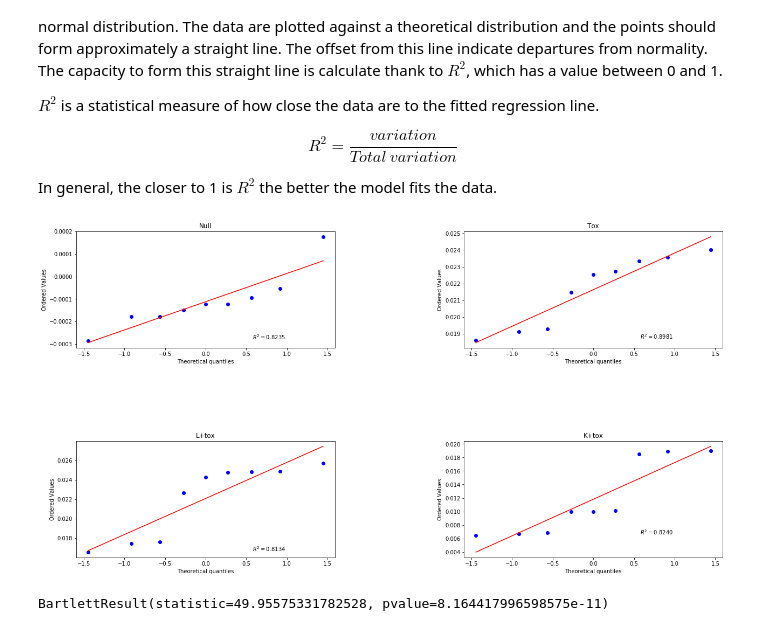
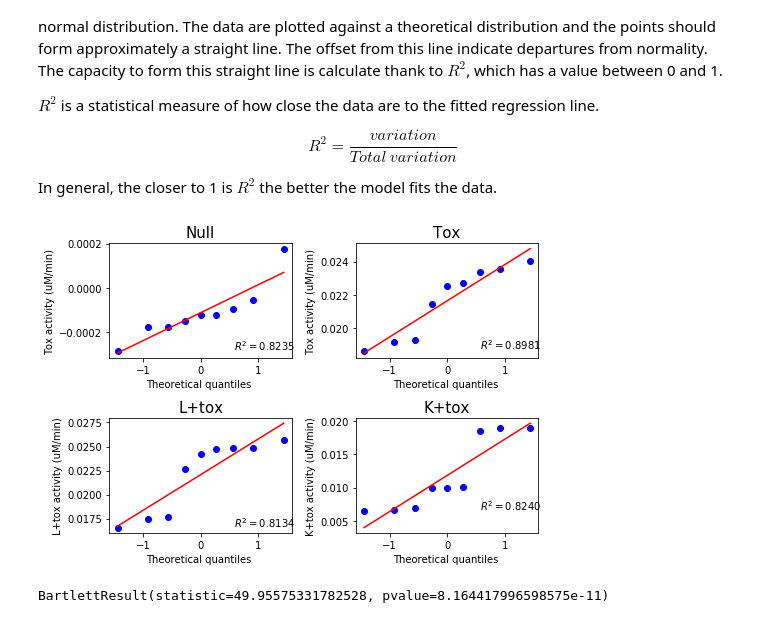
Before and after one commit to teokem/project-work-2018-CamilleAny, a Jupyter notebook: ANOVA_TOXCAT.ipynb, the cells around one changed output. Saved outputs shown, nothing was run; the diff lists cells and outputs as text; code cells hidden in the pictures.

```diff
--- a/ANOVA_TOXCAT.ipynb
+++ b/ANOVA_TOXCAT.ipynb
@@ -291,36 +312,44 @@ In general, the closer to 1 is $R^2$ the better the model fits the data.
 # %%
 ##Probability for each sample data set
 
 fig = matplotlib.pyplot.gcf()
-fig.set_size_inches(18.5, 10.5)
+fig.set_size_inches(7.2, 5) #set a width of 183 mm
 
 #Sample Null
 ax1 = plt.subplot(221)
 res = stats.probplot(Null, plot=plt, rvalue=True)
-ax1.set_title("Null")
+ax1.set_title("Null", fontsize=15)
+ax1.set_xlabel('Theoretical quantiles ', fontsize=10)
+ax1.set_ylabel('Tox activity (uM/min)', fontsize=10)
 
 #Sample Tox
 ax2 = plt.subplot(222)
 res = stats.probplot(Tox, plot=plt, fit=True, rvalue=True)
-ax2.set_title("Tox")
+ax2.set_title("Tox", fontsize=15)
+ax2.set_xlabel('Theoretical quantiles ', fontsize=10)
+ax2.set_ylabel('Tox activity (uM/min)', fontsize=10)
 
 #Sample L+tox
 ax3 = plt.subplot(223)
 res = stats.probplot(L_tox, plot=plt, fit=True, rvalue=True)
-ax3.set_title("L+tox")
+ax3.set_title("L+tox", fontsize=15)
+ax3.set_xlabel('Theoretical quantiles ', fontsize=10)
+ax3.set_ylabel('L+tox activity (uM/min)', fontsize=10)
 
 #Sample K+tox
 ax4 = plt.subplot(224)
 res = stats.probplot(K_tox, plot=plt, fit=True, rvalue=True)
-ax4.set_title("K+tox")
-
+ax4.set_title("K+tox", fontsize=15)
+ax4.set_xlabel('Theoretical quantiles ', fontsize=10)
+ax4.set_ylabel('K+tox activity (uM/min)', fontsize=10)
 
 fig.subplots_adjust(wspace=0.5, hspace=0.8, left=0., right=0.9, top=0.9, bottom=0.1)
 
+plt.tight_layout()
 plt.savefig('result/probability_plot',dpi=300)
 plt.show()
 # %% [output]
-[figure, old version]
+[figure, new version]
 # %%
 ## Bartlett's test
 print(stats.bartlett(Null, Tox, L_tox, K_tox))
```
Also changed, not shown: parts of 4 cells of this notebook, 4 other files.
